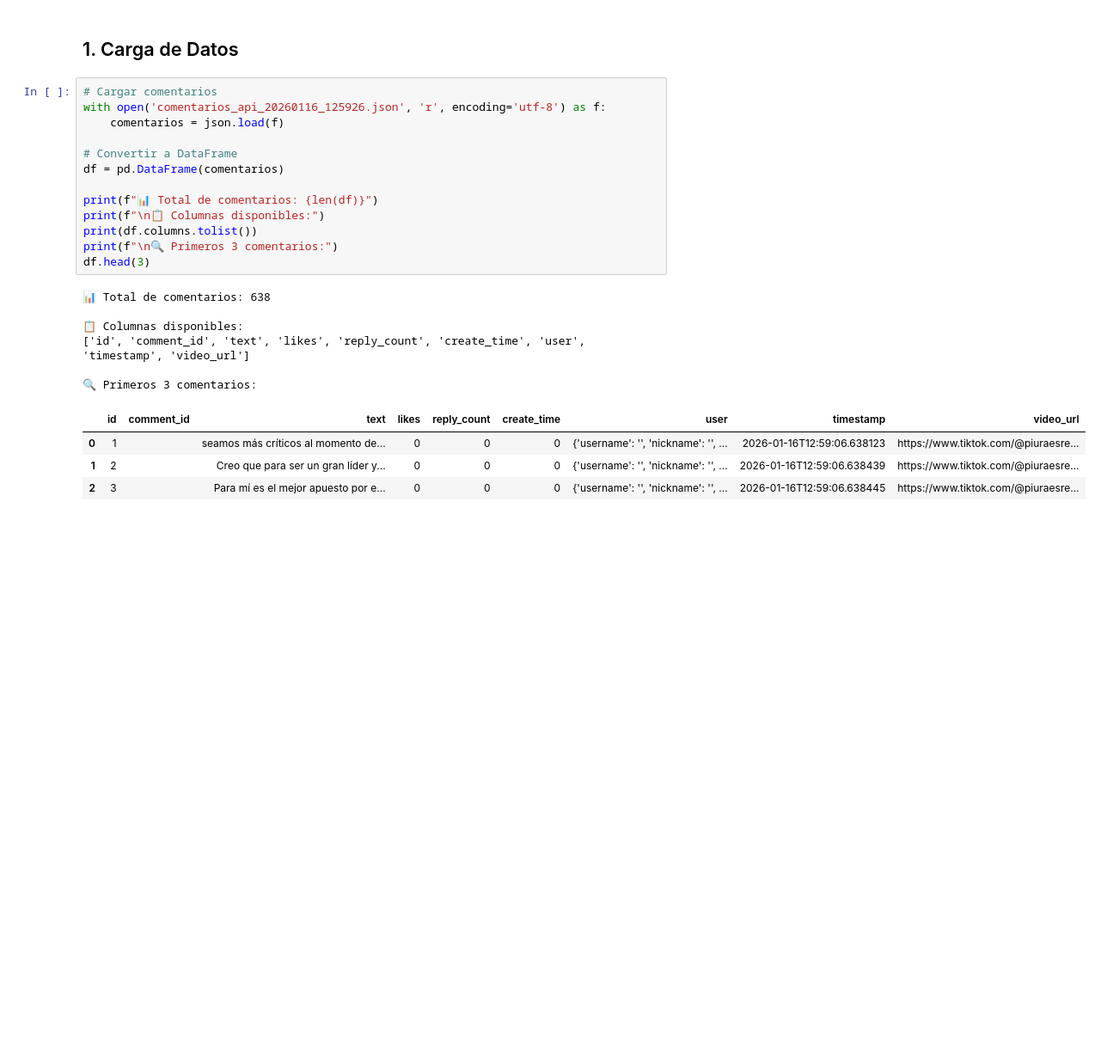
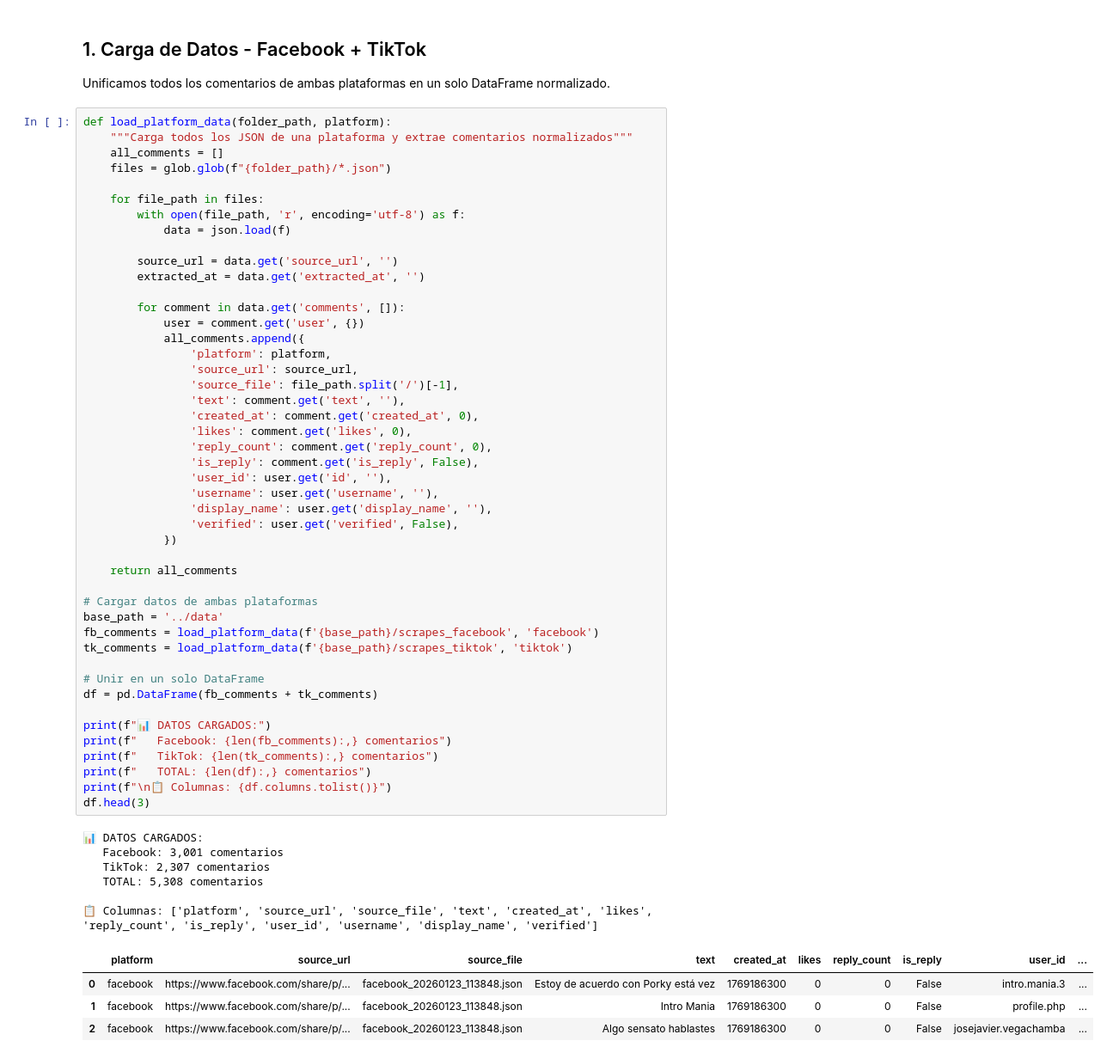
Before and after one commit to soyHouston256/tiktokscraping, a Jupyter notebook: notebooks/botsDetector_2.ipynb, the cells around one changed output. Shown at 86% size. Drawn from its saved outputs; the diff is of its cells as text; blank space fills up the shorter version.

```diff
--- a/notebooks/botsDetector_2.ipynb
+++ b/notebooks/botsDetector_2.ipynb
@@ -38,30 +44,65 @@ print("✅ Librerías cargadas correctamente")
 # %% [output]
 ✅ Librerías cargadas correctamente
 # %% [markdown]
-## 1. Carga de Datos
+## 1. Carga de Datos - Facebook + TikTok
+
+Unificamos todos los comentarios de ambas plataformas en un solo DataFrame normalizado.
 # %%
-# Cargar comentarios
-with open('comentarios_api_20260116_125926.json', 'r', encoding='utf-8') as f:
-    comentarios = json.load(f)
+def load_platform_data(folder_path, platform):
+    """Carga todos los JSON de una plataforma y extrae comentarios normalizados"""
+    all_comments = []
+    files = glob.glob(f"{folder_path}/*.json")
 
-# Convertir a DataFrame
-df = pd.DataFrame(comentarios)
+    for file_path in files:
+        with open(file_path, 'r', encoding='utf-8') as f:
+            data = json.load(f)
 
-print(f"📊 Total de comentarios: {len(df)}")
-print(f"\n📋 Columnas disponibles:")
-print(df.columns.tolist())
-print(f"\n🔍 Primeros 3 comentarios:")
+        source_url = data.get('source_url', '')
+        extracted_at = data.get('extracted_at', '')
+
+        for comment in data.get('comments', []):
+            user = comment.get('user', {})
+            all_comments.append({
+                'platform': platform,
+                'source_url': source_url,
+                'source_file': file_path.split('/')[-1],
+                'text': comment.get('text', ''),
+                'created_at': comment.get('created_at', 0),
+                'likes': comment.get('likes', 0),
+                'reply_count': comment.get('reply_count', 0),
+                'is_reply': comment.get('is_reply', False),
+                'user_id': user.get('id', ''),
+                'username': user.get('username', ''),
+                'display_name': user.get('display_name', ''),
+                'verified': user.get('verified', False),
+            })
+
+    return all_comments
+
+# Cargar datos de ambas plataformas
+base_path = '../data'
+fb_comments = load_platform_data(f'{base_path}/scrapes_facebook', 'facebook')
+tk_comments = load_platform_data(f'{base_path}/scrapes_tiktok', 'tiktok')
+
+# Unir en un solo DataFrame
+df = pd.DataFrame(fb_comments + tk_comments)
+
+print(f"📊 DATOS CARGADOS:")
+print(f"   Facebook: {len(fb_comments):,} comentarios")
+print(f"   TikTok: {len(tk_comments):,} comentarios")
+print(f"   TOTAL: {len(df):,} comentarios")
+print(f"\n📋 Columnas: {df.columns.tolist()}")
 df.head(3)
 # %% [output]
-📊 Total de comentarios: 638
+📊 DATOS CARGADOS:
+   Facebook: 3,001 comentarios
+   TikTok: 2,307 comentarios
+   TOTAL: 5,308 comentarios
 
-📋 Columnas disponibles:
-['id', 'comment_id', 'text', 'likes', 'reply_count', 'create_time', 'user', 'timestamp', 'video_url']
-
-🔍 Primeros 3 comentarios:
+📋 Columnas: ['platform', 'source_url', 'source_file', 'text', 'created_at', 'likes', 'reply_count', 'is_reply', 'user_id', 'username', 'display_name', 'verified']
-|  | id | comment_id | text | likes | reply_count | create_time | user | timestamp | video_url |
-| 0 | 1 |  | seamos más críticos al momento de... | 0 | 0 | 0 | {'username': '', 'nickname': '', ... | 2026-01-16T12:59:06.638123 | https://www.tiktok.com/@piuraesre... |
-| 1 | 2 |  | Creo que para ser un gran líder y... | 0 | 0 | 0 | {'username': '', 'nickname': '', ... | 2026-01-16T12:59:06.638439 | https://www.tiktok.com/@piuraesre... |
-| 2 | 3 |  | Para mí es el mejor apuesto por e... | 0 | 0 | 0 | {'username': '', 'nickname': '', ... | 2026-01-16T12:59:06.638445 | https://www.tiktok.com/@piuraesre... |
+|  | platform | source_url | source_file | text | created_at | likes | reply_count | is_reply | user_id | ... |
+| 0 | facebook | https://www.facebook.com/share/p/... | facebook_20260123_113848.json | Estoy de acuerdo con Porky está vez | 1769186300 | 0 | 0 | False | intro.mania.3 | ... |
+| 1 | facebook | https://www.facebook.com/share/p/... | facebook_20260123_113848.json | Intro Mania | 1769186300 | 0 | 0 | False | profile.php | ... |
+| 2 | facebook | https://www.facebook.com/share/p/... | facebook_20260123_113848.json | Algo sensato hablastes | 1769186300 | 0 | 0 | False | josejavier.vegachamba | ... |
 # %%
 # Exploración básica de los datos
```
Also changed, not shown: parts of 32 cells of this notebook, 1 other file.
